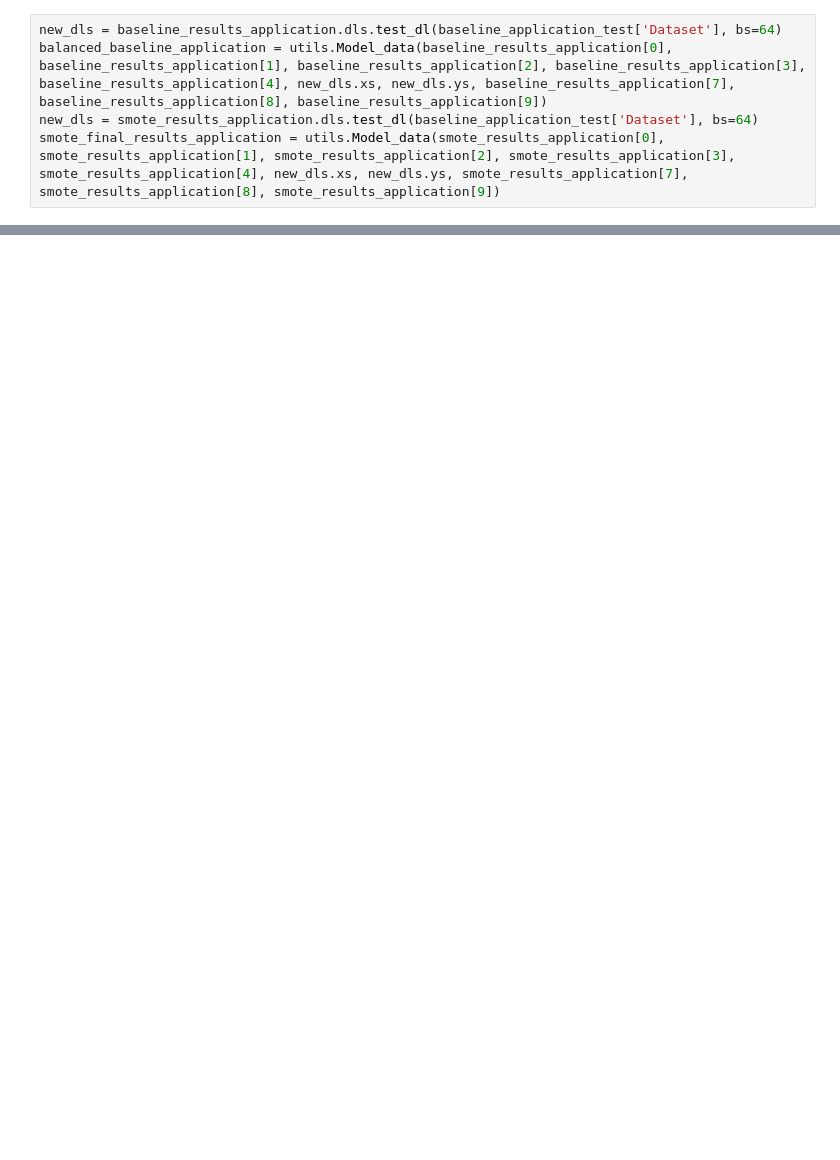
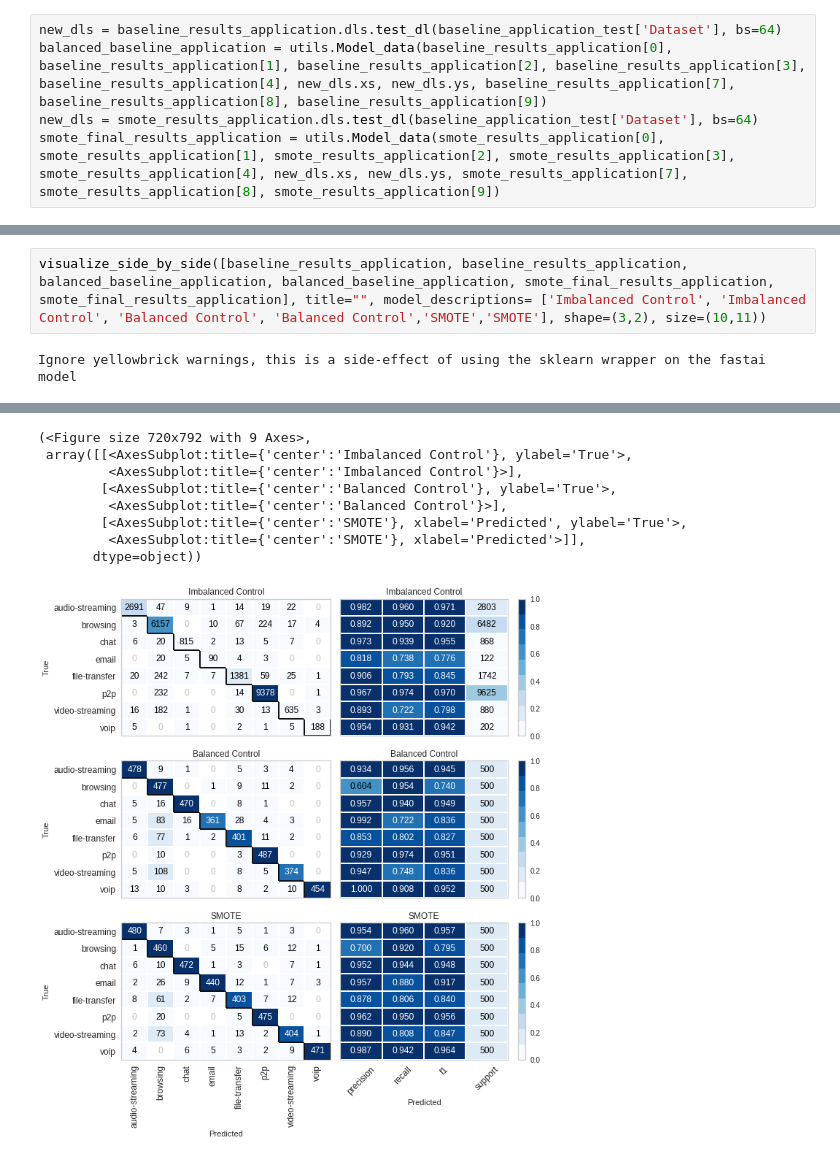
Before and after one commit to Karson-Fye/CMUDarknet, a Jupyter notebook: experiments/data_generation/SMOTE/Create_Figures.ipynb, the cells around one changed output, grey strips where cells are left out. Saved outputs shown, nothing was run; the diff lists cells and outputs as text; blank space fills up the shorter version.

```diff
--- a/experiments/data_generation/SMOTE/Create_Figures.ipynb
+++ b/experiments/data_generation/SMOTE/Create_Figures.ipynb
@@ -366,0 +534,4 @@ Ignore yellowbrick warnings, this is a side-effect of using the sklearn wrapper
+# %%
+visualize_side_by_side([baseline_results_application, baseline_results_application,  balanced_baseline_application, balanced_baseline_application, smote_final_results_application, smote_final_results_application], title="", model_descriptions= ['Imbalanced Control', 'Imbalanced Control', 'Balanced Control', 'Balanced Control','SMOTE','SMOTE'], shape=(3,2), size=(10,11))
+# %% [output]
+Ignore yellowbrick warnings, this is a side-effect of using the sklearn wrapper on the fastai model
@@ -366,0 +554,9 @@ Ignore yellowbrick warnings, this is a side-effect of using the sklearn wrapper
+(<Figure size 720x792 with 9 Axes>,
+ array([[<AxesSubplot:title={'center':'Imbalanced Control'}, ylabel='True'>,
+         <AxesSubplot:title={'center':'Imbalanced Control'}>],
+        [<AxesSubplot:title={'center':'Balanced Control'}, ylabel='True'>,
+         <AxesSubplot:title={'center':'Balanced Control'}>],
+        [<AxesSubplot:title={'center':'SMOTE'}, xlabel='Predicted', ylabel='True'>,
+         <AxesSubplot:title={'center':'SMOTE'}, xlabel='Predicted'>]],
+       dtype=object))
+[figure, added]
```
Also changed, not shown: parts of 11 cells of this notebook.
